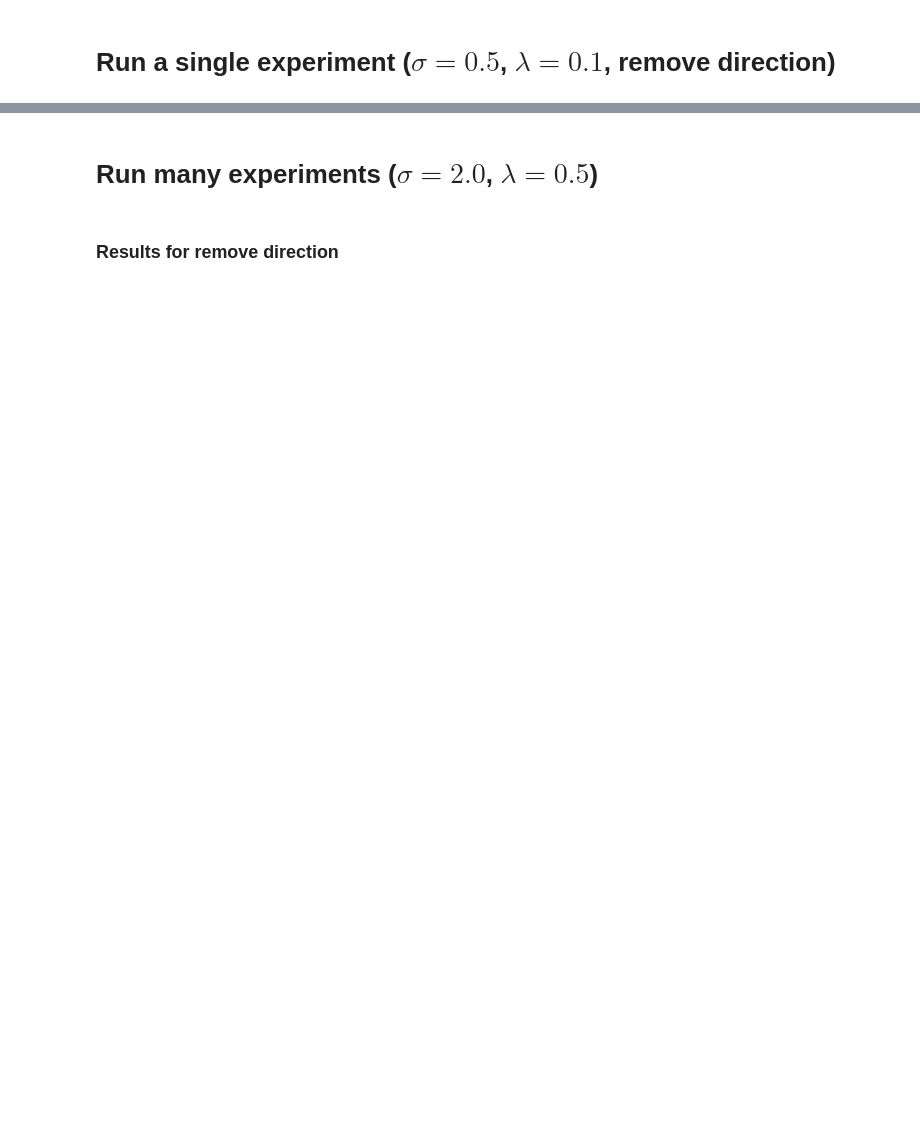
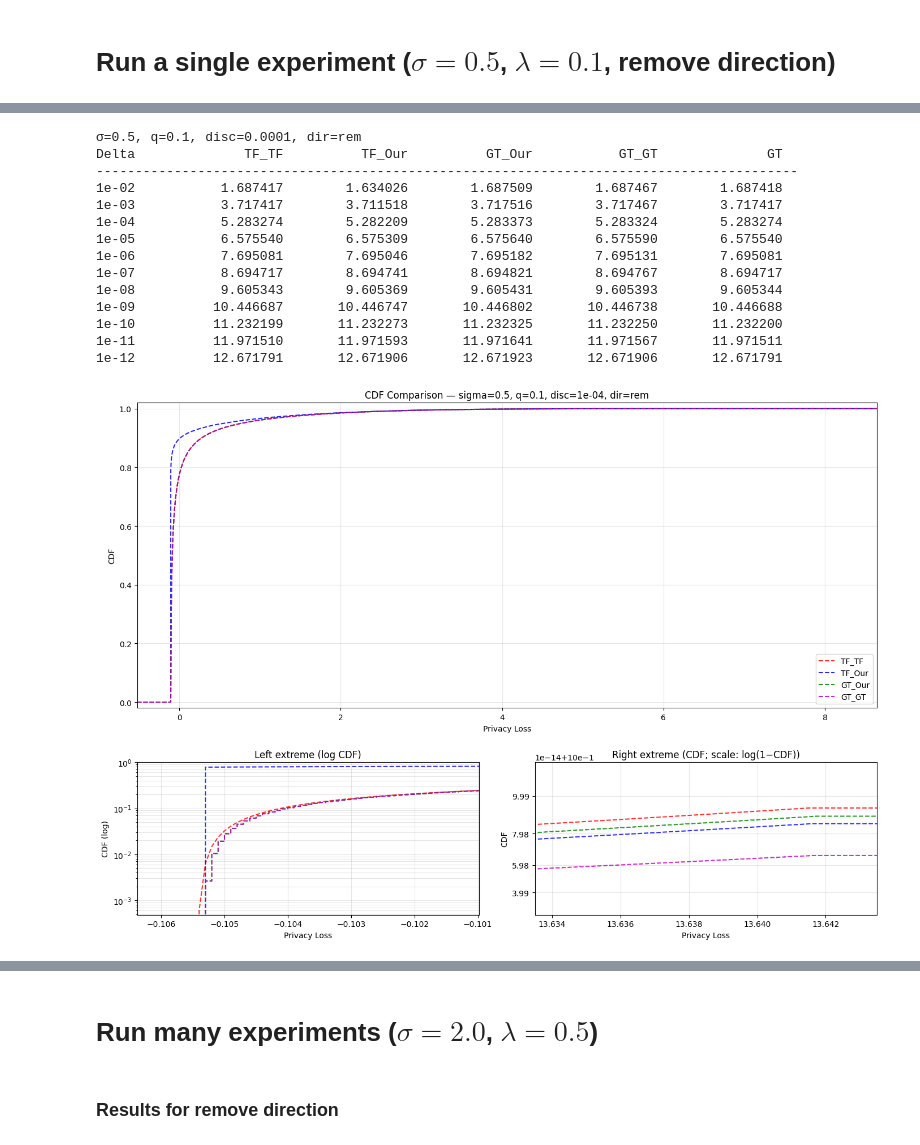
Before and after one commit to moshenfeld/PLD_subsampling, a Jupyter notebook: PLD_subsampling/example.ipynb, the cells around one changed output, grey strips where cells are left out. Cells and saved outputs as stored; diff of their text form; code cells hidden in the pictures; blank space fills up the shorter version.

```diff
--- a/PLD_subsampling/example.ipynb
+++ b/PLD_subsampling/example.ipynb
@@ -27,11 +28,28 @@ NameError: name 'np' is not defined
 # %%
 print(f"\nσ={sigma}, q={q}, disc={discretization:g}, dir={'rem' if remove_direction else 'add'}")
 eps_GT = [
     Gaussian_epsilon_for_delta(sigma=sigma, sampling_prob=q, delta=float(d), remove_direction=remove_direction)
     for d in deltas
 ]
 print_experiment_table(deltas, versions, eps_GT)
 
-fig_cdf = create_pmf_cdf_plot(versions=versions, title_suffix=f'sigma={sigma}, q={q}, disc={discretization:.0e}, dir={'rem' if remove_direction else 'add'}')
+dir_text = 'rem' if remove_direction else 'add'
+fig_cdf = create_pmf_cdf_plot(versions=versions, title_suffix=f'sigma={sigma}, q={q}, disc={discretization:.0e}, dir={dir_text}')
 fig_cdf.show()
+# %% [output]
+σ=0.5, q=0.1, disc=0.0001, dir=rem
+Delta              TF_TF          TF_Our          GT_Our           GT_GT              GT
+------------------------------------------------------------------------------------------
+1e-02           1.687417        1.634026        1.687509        1.687467        1.687418
+1e-03           3.717417        3.711518        3.717516        3.717467        3.717417
+1e-04           5.283274        5.282209        5.283373        5.283324        5.283274
+1e-05           6.575540        6.575309        6.575640        6.575590        6.575540
+1e-06           7.695081        7.695046        7.695182        7.695131        7.695081
+1e-07           8.694717        8.694741        8.694821        8.694767        8.694717
+1e-08           9.605343        9.605369        9.605431        9.605393        9.605344
+1e-09          10.446687       10.446747       10.446802       10.446738       10.446688
+1e-10          11.232199       11.232273       11.232325       11.232250       11.232200
+1e-11          11.971510       11.971593       11.971641       11.971567       11.971511
+1e-12          12.671791       12.671906       12.671923       12.671906       12.671791
+[figure, added]
 # %%
```
Also changed, not shown: parts of 8 cells of this notebook, 8 other files.
